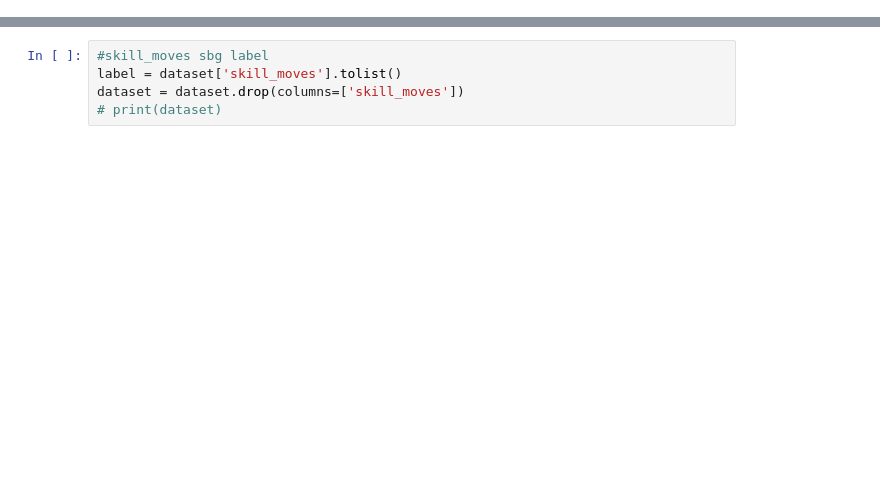
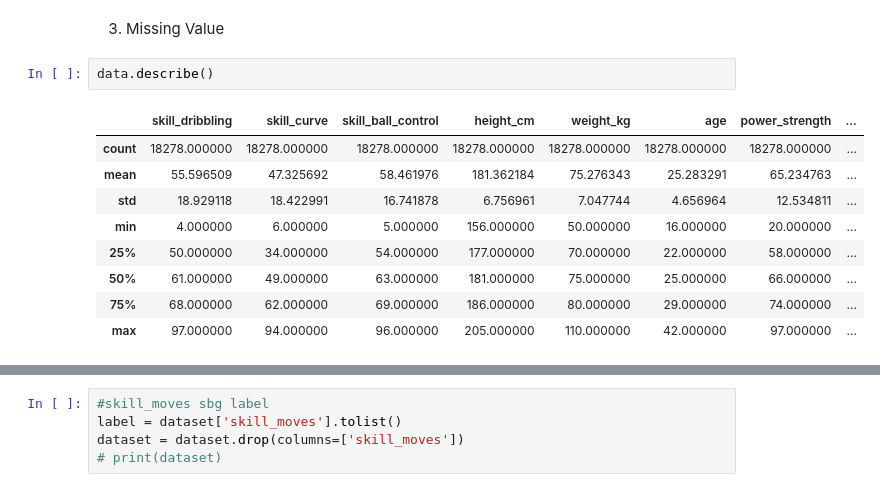
Before and after one commit to daffamaul30/Naive-Bayes, a Jupyter notebook: Classification.ipynb, the cells around one changed output, grey strips where cells are left out. Drawn from its saved outputs; the diff is of its cells as text; blank space fills up the shorter version.

```diff
--- a/Classification.ipynb
+++ b/Classification.ipynb
@@ -21,0 +57,14 @@ dataset = pd.read_csv("gdrive/My Drive/Colab Notebooks/fifa20.csv")
+# %% [markdown]
+3. Missing Value
+# %%
+data.describe()
+# %% [output]
+|  | skill_dribbling | skill_curve | skill_ball_control | height_cm | weight_kg | age | power_strength | ... |
+| count | 18278.000000 | 18278.000000 | 18278.000000 | 18278.000000 | 18278.000000 | 18278.000000 | 18278.000000 | ... |
+| mean | 55.596509 | 47.325692 | 58.461976 | 181.362184 | 75.276343 | 25.283291 | 65.234763 | ... |
+| std | 18.929118 | 18.422991 | 16.741878 | 6.756961 | 7.047744 | 4.656964 | 12.534811 | ... |
+| min | 4.000000 | 6.000000 | 5.000000 | 156.000000 | 50.000000 | 16.000000 | 20.000000 | ... |
+| 25% | 50.000000 | 34.000000 | 54.000000 | 177.000000 | 70.000000 | 22.000000 | 58.000000 | ... |
+| 50% | 61.000000 | 49.000000 | 63.000000 | 181.000000 | 75.000000 | 25.000000 | 66.000000 | ... |
+| 75% | 68.000000 | 62.000000 | 69.000000 | 186.000000 | 80.000000 | 29.000000 | 74.000000 | ... |
+| max | 97.000000 | 94.000000 | 96.000000 | 205.000000 | 110.000000 | 42.000000 | 97.000000 | ... |
```
Also changed, not shown: parts of 54 cells of this notebook.
